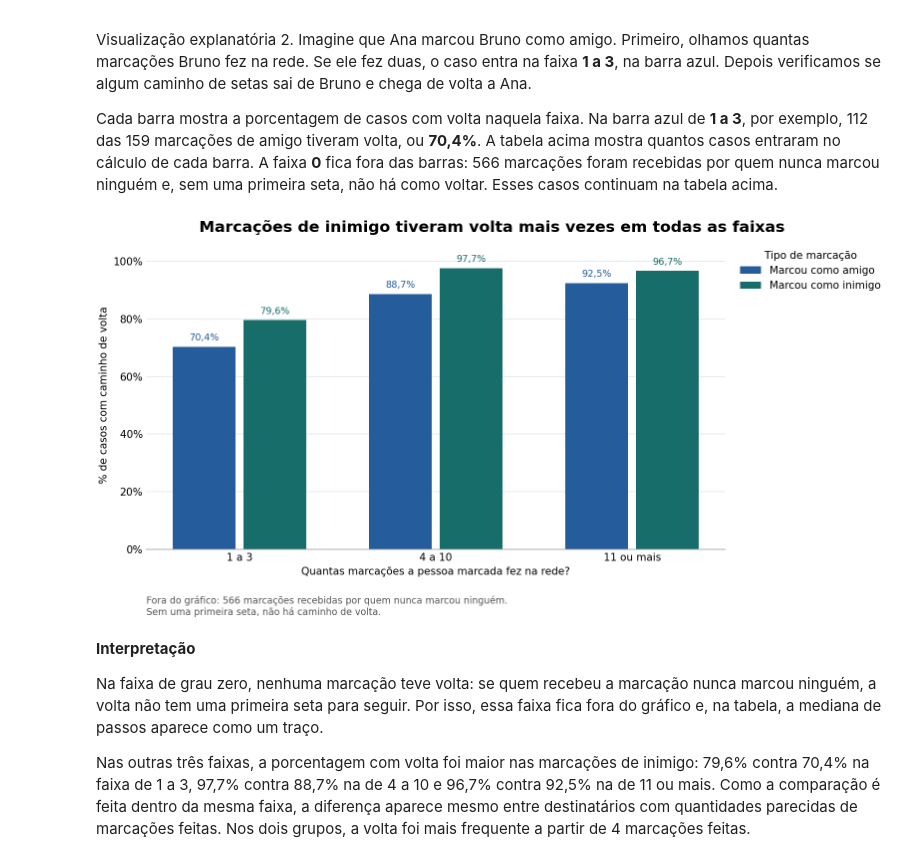
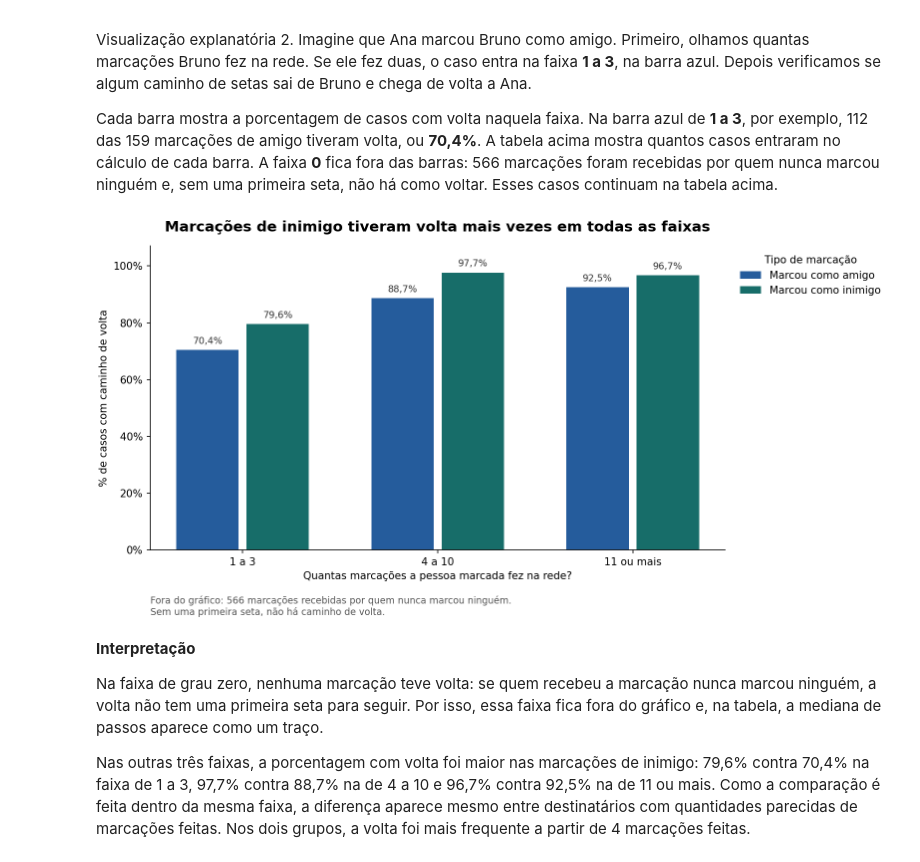
Before and after one commit to arthurlins7/Projeto-Grafos, a Jupyter notebook: notebooks/01_exploracao_dados.ipynb, the cells around one changed output. Saved outputs shown, nothing was run; the diff lists cells and outputs as text; code cells hidden in the pictures.

```diff
--- a/notebooks/01_exploracao_dados.ipynb
+++ b/notebooks/01_exploracao_dados.ipynb
@@ -1132,41 +1123,37 @@ for tipo, cor, deslocamento in [
 ]:
     grupo = resumo_por_grau.loc[resumo_por_grau["tipo"].eq(tipo)]
     grupo = grupo.set_index("faixa_grau_saida").loc[faixas]
     barras = eixo.bar(
         [posicao + deslocamento for posicao in posicoes],
         grupo["com_volta_pct"], width=largura, color=cor, label=f"Marcou como {tipo.lower()}",
     )
     rotulos = [f"{valor:.1f}%".replace(".", ",") for valor in grupo["com_volta_pct"]]
-    eixo.bar_label(barras, labels=rotulos, padding=4, fontsize=9, color=cor)
+    eixo.bar_label(barras, labels=rotulos, padding=4, fontsize=9, color="#333333")
 
 eixo.set_xticks(posicoes, faixas)
 eixo.set(
     xlabel="Quantas marcações a pessoa marcada fez na rede?",
     ylabel="% de casos com caminho de volta",
     ylim=(0, 107),
 )
 eixo.set_yticks(range(0, 101, 20))
 eixo.yaxis.set_major_formatter(PercentFormatter(xmax=100, decimals=0))
 eixo.set_axisbelow(True)
-eixo.grid(axis="y", color="#E2E8F0")
-eixo.spines[["top", "right", "left"]].set_visible(False)
-eixo.spines["bottom"].set_color("#9AA6B2")
-eixo.tick_params(axis="both", length=0)
+eixo.spines[["top", "right"]].set_visible(False)
 eixo.legend(title="Tipo de marcação", loc="upper left", bbox_to_anchor=(1.01, 1), frameon=False)
 eixo.text(
     0, -0.15,
     f"Fora do gráfico: {fora_do_grafico} marcações recebidas por quem nunca marcou ninguém.\n"
     "Sem uma primeira seta, não há caminho de volta.",
     transform=eixo.transAxes, ha="left", va="top", fontsize=9, color="#555555",
 )
-fig.suptitle("Marcações de inimigo tiveram volta mais vezes em todas as faixas",
-             fontsize=15, fontweight="bold")
+eixo.set_title("Marcações de inimigo tiveram volta mais vezes em todas as faixas", fontsize=14, fontweight="bold", pad=14)
 
 fig.savefig(pasta_projeto / "out" / "parte2" / "avd_retorno_por_grau_saida.png",
             dpi=150, facecolor="white")
 plt.show()
 # %% [output]
-[figure, old version]
+[figure, new version]
 # %% [markdown]
 **Interpretação**
 
```
Also changed, not shown: parts of 5 cells of this notebook, 10 other files.
